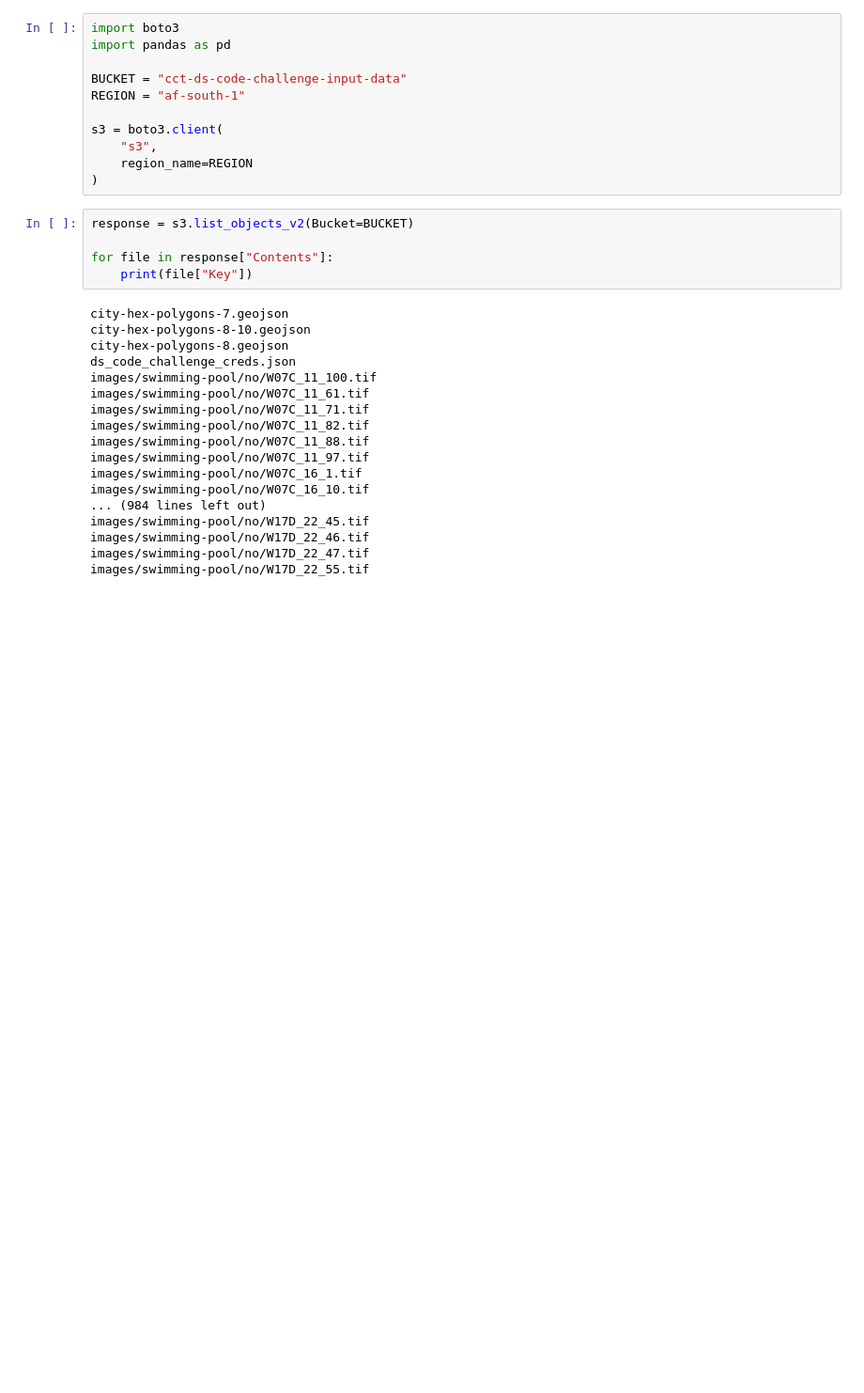
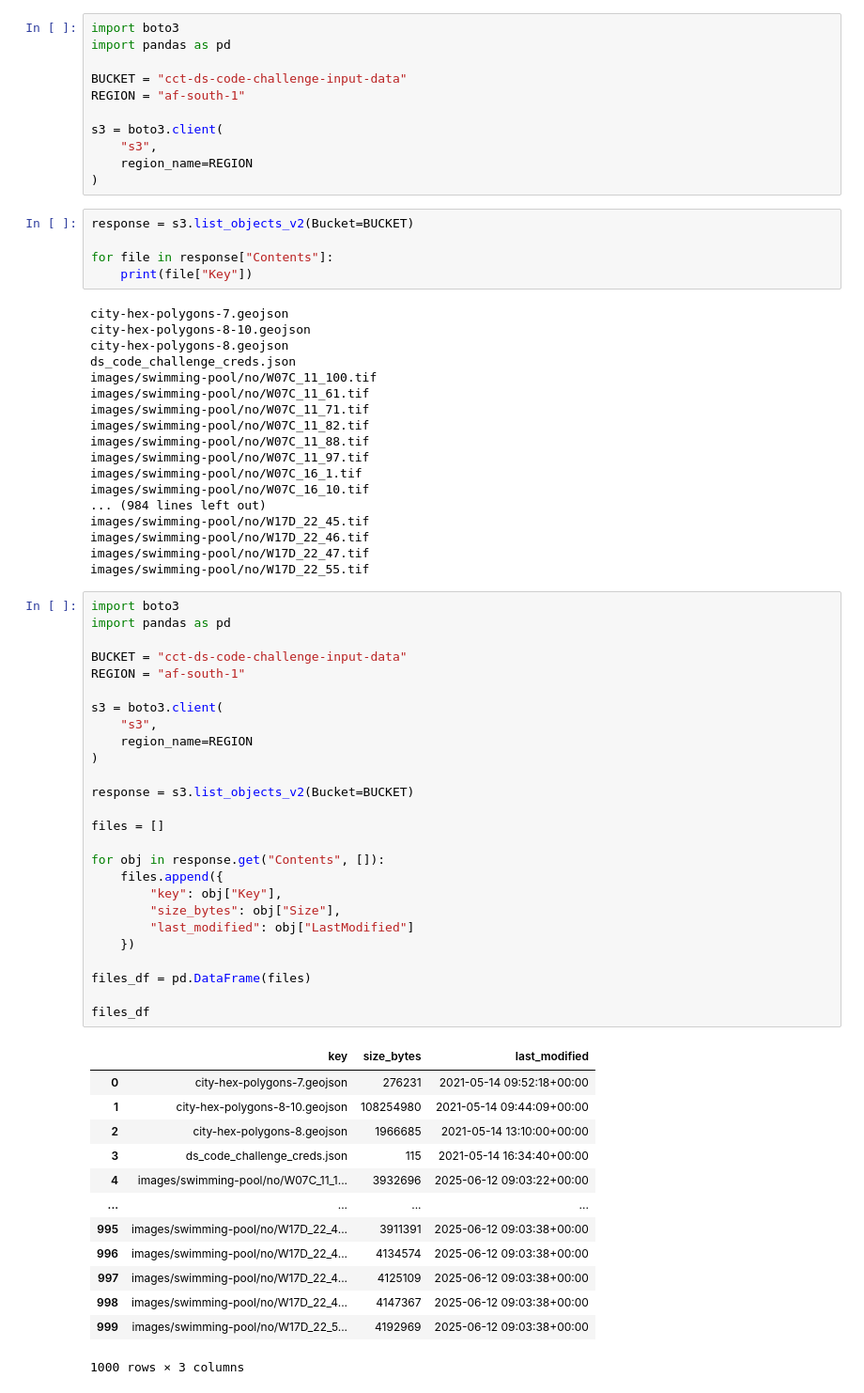
Before and after one commit to jackmolomo-collab/ds_code_challenge, a Jupyter notebook: source_discovery_notebooks/01_source_discovery.ipynb, the cells around one changed output. Shown at 94% size. Drawn from its saved outputs; the diff is of its cells as text; blank space fills up the shorter version.

Commit message:
checking the contents of the s3bucket

```diff
--- a/source_discovery_notebooks/01_source_discovery.ipynb
+++ b/source_discovery_notebooks/01_source_discovery.ipynb
@@ -54,3 +54,43 @@ images/swimming-pool/no/W17D_22_45.tif
 images/swimming-pool/no/W17D_22_46.tif
 images/swimming-pool/no/W17D_22_47.tif
 images/swimming-pool/no/W17D_22_55.tif
+# %%
+import boto3
+import pandas as pd
+
+BUCKET = "cct-ds-code-challenge-input-data"
+REGION = "af-south-1"
+
+s3 = boto3.client(
+    "s3",
+    region_name=REGION
+)
+
+response = s3.list_objects_v2(Bucket=BUCKET)
+
+files = []
+
+for obj in response.get("Contents", []):
+    files.append({
+        "key": obj["Key"],
+        "size_bytes": obj["Size"],
+        "last_modified": obj["LastModified"]
+    })
+
+files_df = pd.DataFrame(files)
+
+files_df
+# %% [output]
+|  | key | size_bytes | last_modified |
+| 0 | city-hex-polygons-7.geojson | 276231 | 2021-05-14 09:52:18+00:00 |
+| 1 | city-hex-polygons-8-10.geojson | 108254980 | 2021-05-14 09:44:09+00:00 |
+| 2 | city-hex-polygons-8.geojson | 1966685 | 2021-05-14 13:10:00+00:00 |
+| 3 | ds_code_challenge_creds.json | 115 | 2021-05-14 16:34:40+00:00 |
+| 4 | images/swimming-pool/no/W07C_11_1... | 3932696 | 2025-06-12 09:03:22+00:00 |
+| ... | ... | ... | ... |
+| 995 | images/swimming-pool/no/W17D_22_4... | 3911391 | 2025-06-12 09:03:38+00:00 |
+| 996 | images/swimming-pool/no/W17D_22_4... | 4134574 | 2025-06-12 09:03:38+00:00 |
+| 997 | images/swimming-pool/no/W17D_22_4... | 4125109 | 2025-06-12 09:03:38+00:00 |
+| 998 | images/swimming-pool/no/W17D_22_4... | 4147367 | 2025-06-12 09:03:38+00:00 |
+| 999 | images/swimming-pool/no/W17D_22_5... | 4192969 | 2025-06-12 09:03:38+00:00 |
+1000 rows × 3 columns
```
Also changed, not shown: 1 other file.
